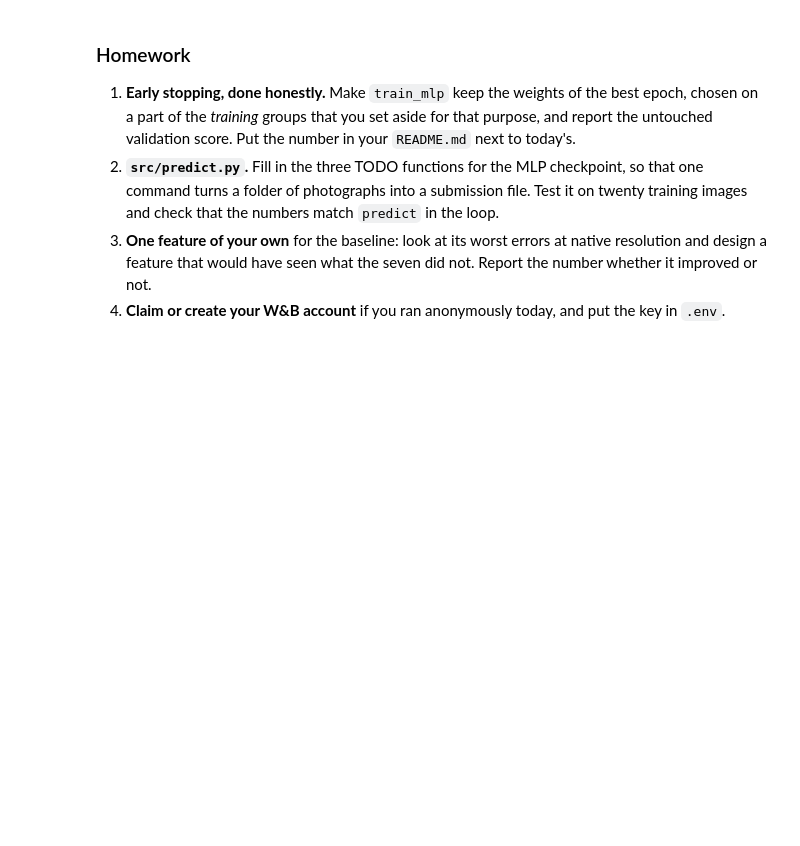
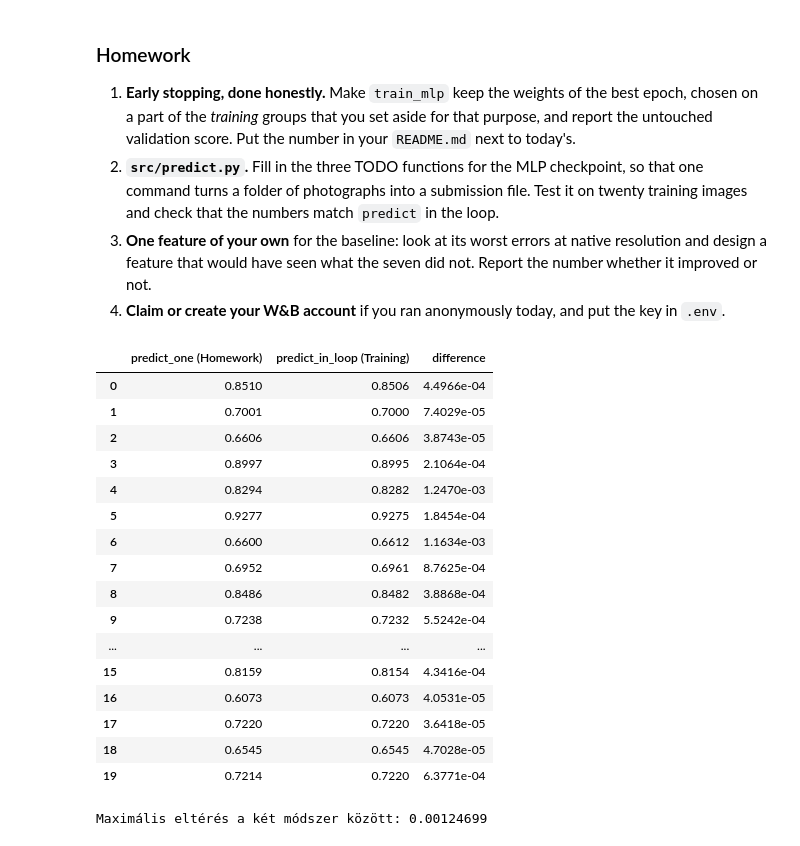
Before and after one commit to santadavid13/dl2026-docphoto, a Jupyter notebook: notebooks/lab3_baseline.ipynb, the cells around one changed output. Cells and saved outputs as stored; diff of their text form; code cells hidden in the pictures; blank space fills up the shorter version.

Commit message:
lab 3: complete homework (early stopping, predict, custom feature)

```diff
--- a/notebooks/lab3_baseline.ipynb
+++ b/notebooks/lab3_baseline.ipynb
@@ -662,3 +677,69 @@ no attendance.
    did not. Report the number whether it improved or not.
 4. **Claim or create your W&B account** if you ran anonymously today, and
    put the key in `.env`.
+# %%
+from src.predict import load_model, predict_one
+from src.train import predict
+from pathlib import Path
+import pandas as pd
+import numpy as np
+
+# 1. A modell betöltése a most megírt load_model függvénnyel
+# (a 'run' változót a notebook már tartalmazza a korábbi tanítási cellából)
+ckpt_path = Path(run["checkpoint"])
+prod_model = load_model(ckpt_path, cfg)
+
+# 2. Válasszunk ki 20 képet a tanító halmazból (train_idx)
+test_indices = train_idx[:20]
+
+predict_one_results = []
+for idx in test_indices:
+    # A kép pontos elérési útja a df-ből (DataFrame)
+    img_path = Path(df.iloc[idx]["path"])
+
+    # Predikció a mi predict_one függvényünkkel (fájlból olvas, normalizál, jósol)
+    p = predict_one(prod_model, img_path, cfg)
+    predict_one_results.append(p)
+
+# 3. Predikció az eredeti train.py hurokban használt módszerével
+# Kinyerjük az elmentett skálázó értékeket
+mean = prod_model.scaler_mean
+scale = prod_model.scaler_scale
+
+# Kivesszük a 20 képet a memóriában lévő nyers pixeltáblából (X) és skálázzuk
+X_20 = X[test_indices]
+X_20_scaled = (X_20 - mean) / scale
+X_20_tensor = torch.as_tensor(X_20_scaled, dtype=torch.float32, device=prod_model.device)
+
+# A train.py predict függvénye egyben adja vissza az eredményt
+loop_results = predict(prod_model, X_20_tensor)
+
+# 4. Összehasonlítás
+comparison = pd.DataFrame({
+    "predict_one (Homework)": predict_one_results,
+    "predict_in_loop (Training)": loop_results
+})
+# Megnézzük a két oszlop abszolút különbségét
+comparison["difference"] = (comparison["predict_one (Homework)"] - comparison["predict_in_loop (Training)"]).abs()
+
+display(comparison)
+print(f"Maximális eltérés a két módszer között: {comparison['difference'].max():.8f}")
+# %% [output]
+|  | predict_one (Homework) | predict_in_loop (Training) | difference |
+| 0 | 0.8510 | 0.8506 | 4.4966e-04 |
+| 1 | 0.7001 | 0.7000 | 7.4029e-05 |
+| 2 | 0.6606 | 0.6606 | 3.8743e-05 |
+| 3 | 0.8997 | 0.8995 | 2.1064e-04 |
+| 4 | 0.8294 | 0.8282 | 1.2470e-03 |
+| 5 | 0.9277 | 0.9275 | 1.8454e-04 |
+| 6 | 0.6600 | 0.6612 | 1.1634e-03 |
+| 7 | 0.6952 | 0.6961 | 8.7625e-04 |
+| 8 | 0.8486 | 0.8482 | 3.8868e-04 |
+| 9 | 0.7238 | 0.7232 | 5.5242e-04 |
+| ... | ... | ... | ... |
+| 15 | 0.8159 | 0.8154 | 4.3416e-04 |
+| 16 | 0.6073 | 0.6073 | 4.0531e-05 |
+| 17 | 0.7220 | 0.7220 | 3.6418e-05 |
+| 18 | 0.6545 | 0.6545 | 4.7028e-05 |
+| 19 | 0.7214 | 0.7220 | 6.3771e-04 |
+Maximális eltérés a két módszer között: 0.00124699
```
Also changed, not shown: parts of 10 cells of this notebook, 3 other files.
